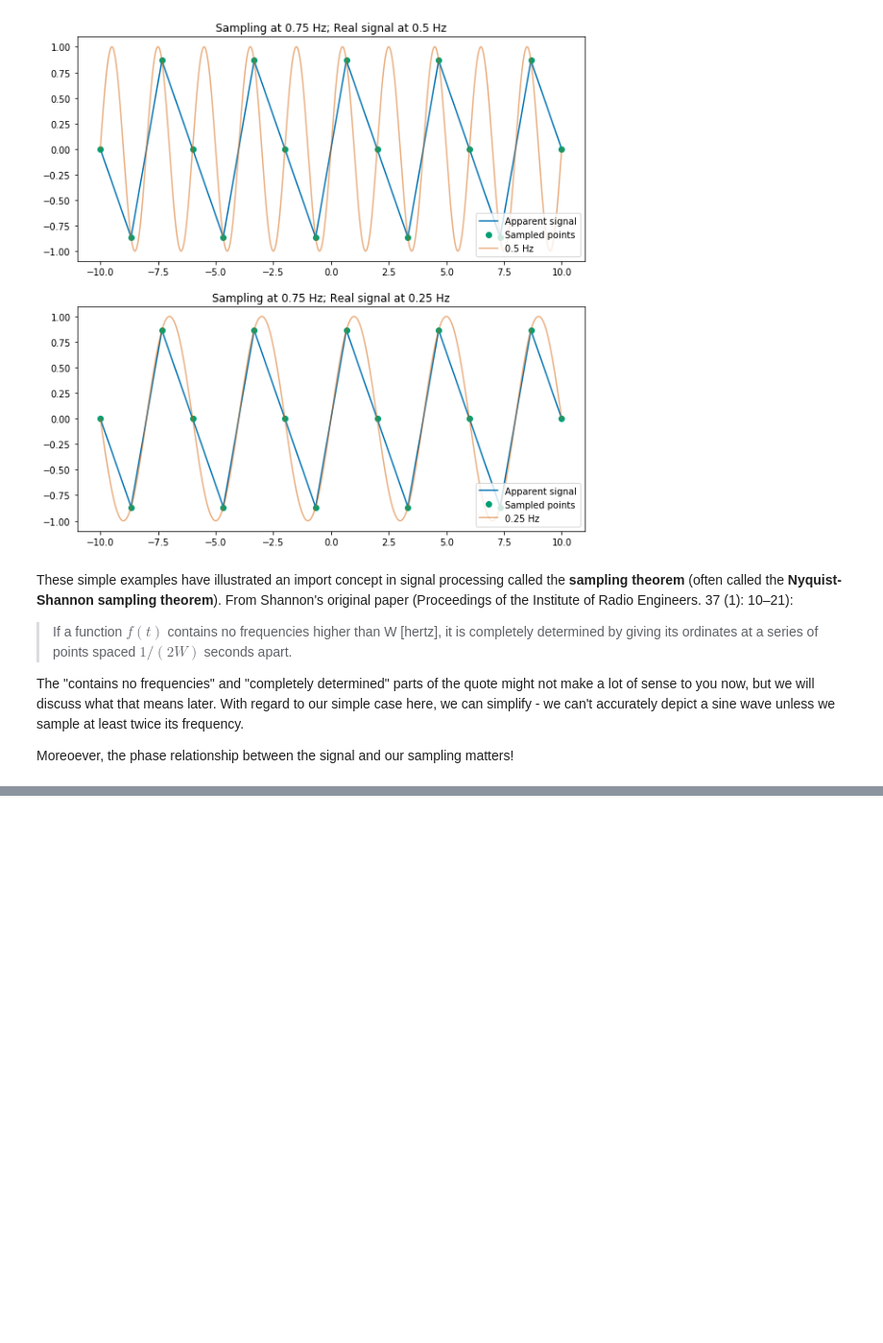
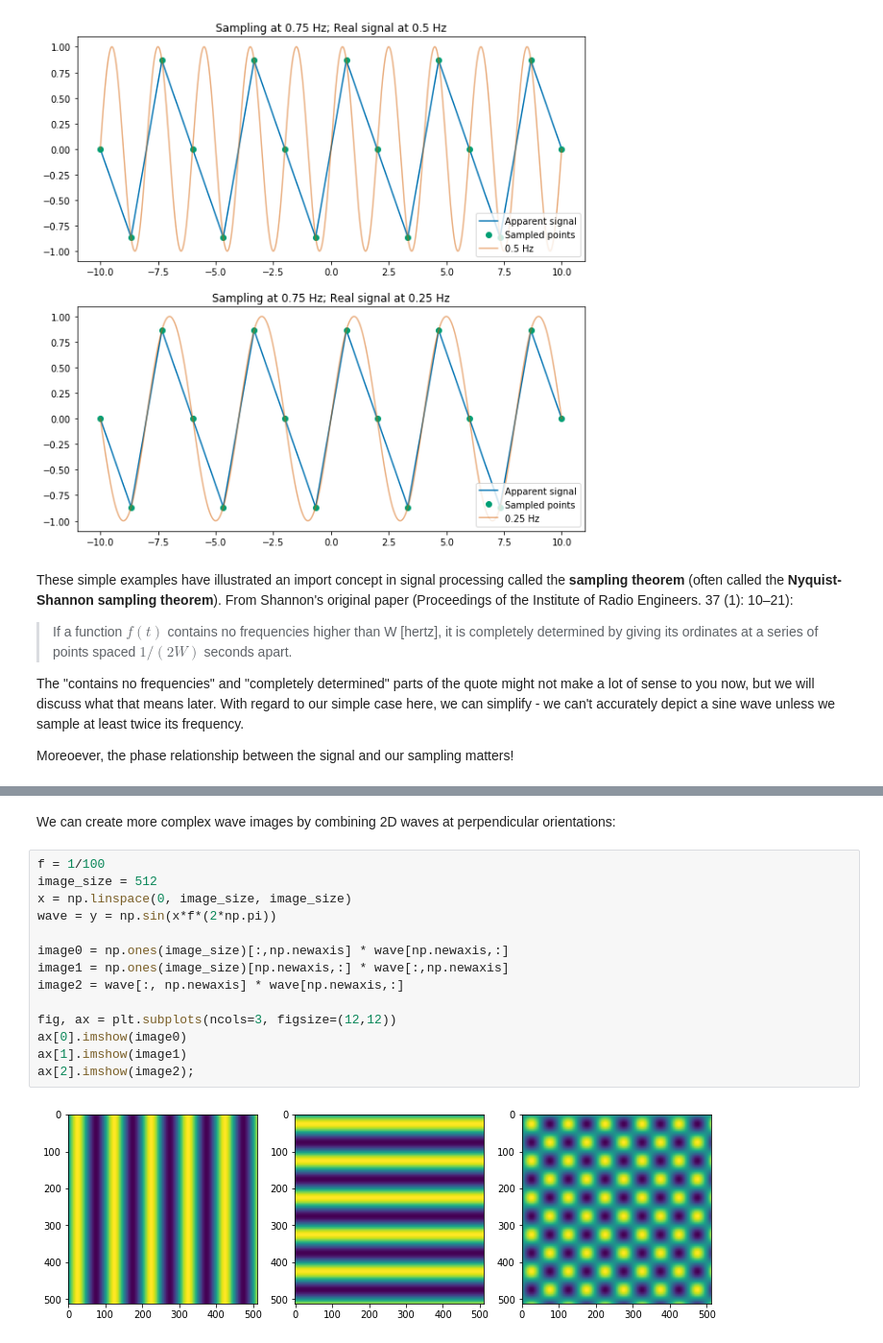
Before and after one commit to TheJacksonLaboratory/images-as-signals, a Jupyter notebook: lessons/1-Sampling_Theorem.ipynb, the cells around one changed output, grey strips where cells are left out. Shown at 96% size. Saved outputs shown, nothing was run; the diff lists cells and outputs as text; blank space fills up the shorter version.

```diff
--- a/lessons/1-Sampling_Theorem.ipynb
+++ b/lessons/1-Sampling_Theorem.ipynb
@@ -308,0 +360,18 @@ Moreoever, the phase relationship between the signal and our sampling matters!
+# %% [markdown]
+We can create more complex wave images by combining 2D waves at perpendicular orientations:
+# %%
+f = 1/100
+image_size = 512
+x = np.linspace(0, image_size, image_size)
+wave = y = np.sin(x*f*(2*np.pi))
+
+image0 = np.ones(image_size)[:,np.newaxis] * wave[np.newaxis,:]
+image1 = np.ones(image_size)[np.newaxis,:] * wave[:,np.newaxis]
+image2 = wave[:, np.newaxis] * wave[np.newaxis,:]
+
+fig, ax = plt.subplots(ncols=3, figsize=(12,12))
+ax[0].imshow(image0)
+ax[1].imshow(image1)
+ax[2].imshow(image2);
+# %% [output]
+[figure, added]
```
Also changed, not shown: parts of 15 cells of this notebook.
